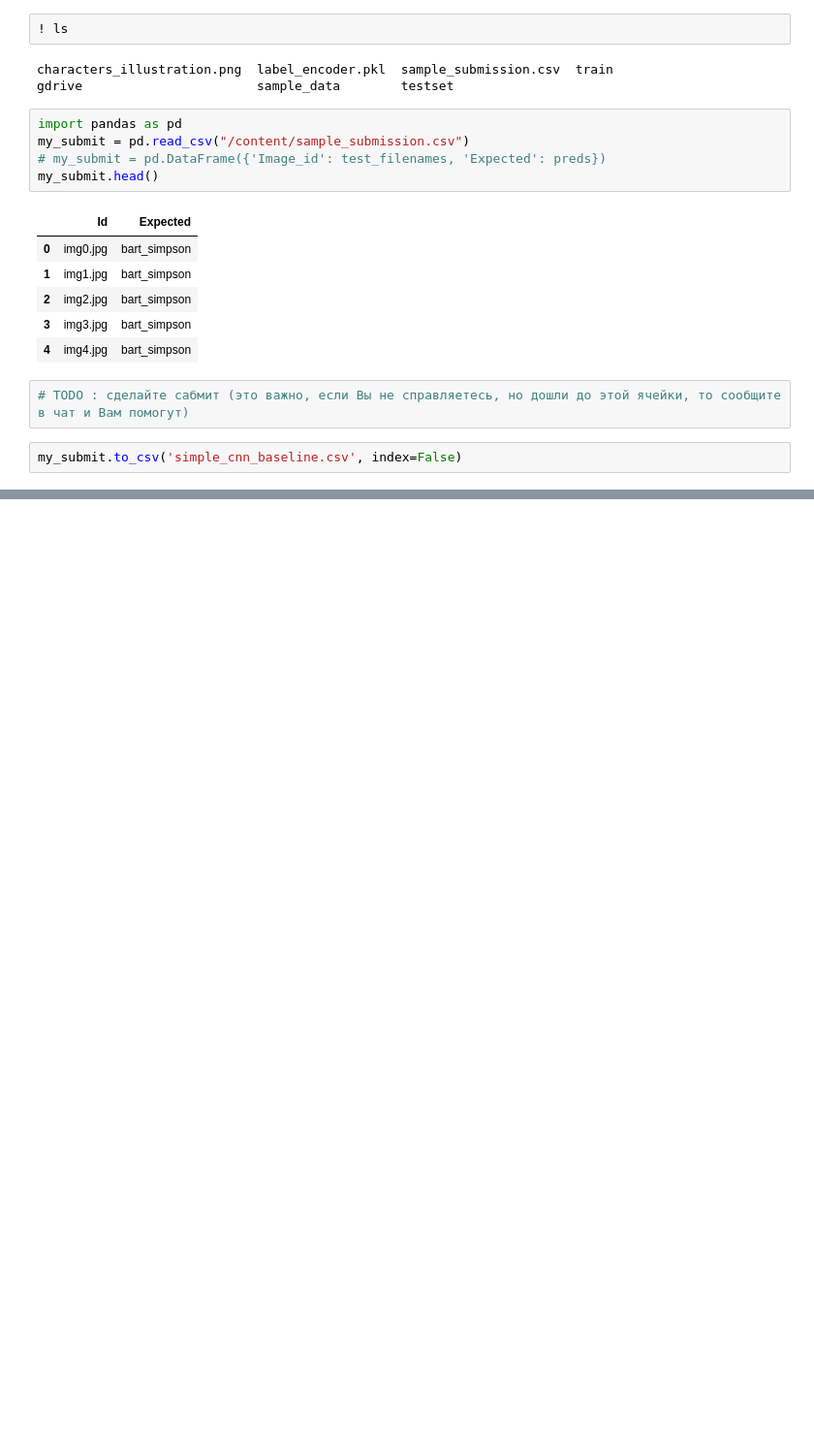
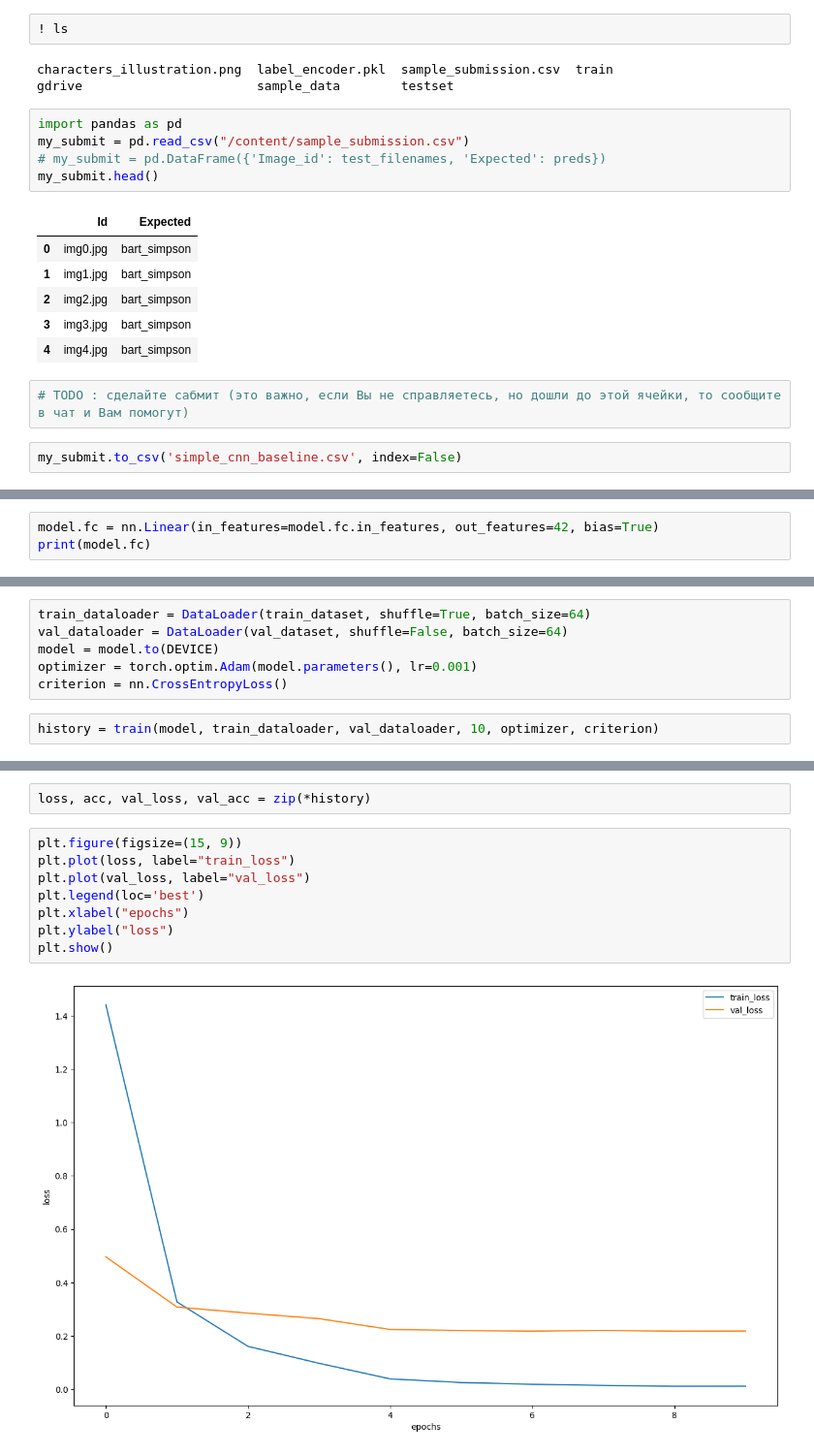
Before and after one commit to tmo3zy/colab_notebooks, a Jupyter notebook: week_07_cnn_and_fine_tuning/Homework/hw_5_simpsons_classification.ipynb, the cells around one changed output, grey strips where cells are left out. Shown at 97% size. Saved outputs shown, nothing was run; the diff lists cells and outputs as text; blank space fills up the shorter version.

```diff
--- a/week_07_cnn_and_fine_tuning/Homework/hw_5_simpsons_classification.ipynb
+++ b/week_07_cnn_and_fine_tuning/Homework/hw_5_simpsons_classification.ipynb
@@ -764,0 +898,3 @@ my_submit.to_csv('simple_cnn_baseline.csv', index=False)
+# %%
+model.fc = nn.Linear(in_features=model.fc.in_features, out_features=42, bias=True)
+print(model.fc)
@@ -764,0 +903,8 @@ my_submit.to_csv('simple_cnn_baseline.csv', index=False)
+# %%
+train_dataloader = DataLoader(train_dataset, shuffle=True, batch_size=64)
+val_dataloader = DataLoader(val_dataset, shuffle=False, batch_size=64)
+model = model.to(DEVICE)
+optimizer = torch.optim.Adam(model.parameters(), lr=0.001)
+criterion = nn.CrossEntropyLoss()
+# %%
+history = train(model, train_dataloader, val_dataloader, 10, optimizer, criterion)
@@ -764,0 +932,12 @@ my_submit.to_csv('simple_cnn_baseline.csv', index=False)
+# %%
+loss, acc, val_loss, val_acc = zip(*history)
+# %%
+plt.figure(figsize=(15, 9))
+plt.plot(loss, label="train_loss")
+plt.plot(val_loss, label="val_loss")
+plt.legend(loc='best')
+plt.xlabel("epochs")
+plt.ylabel("loss")
+plt.show()
+# %% [output]
+[figure, added]
```
Also changed, not shown: parts of 22 cells of this notebook.
